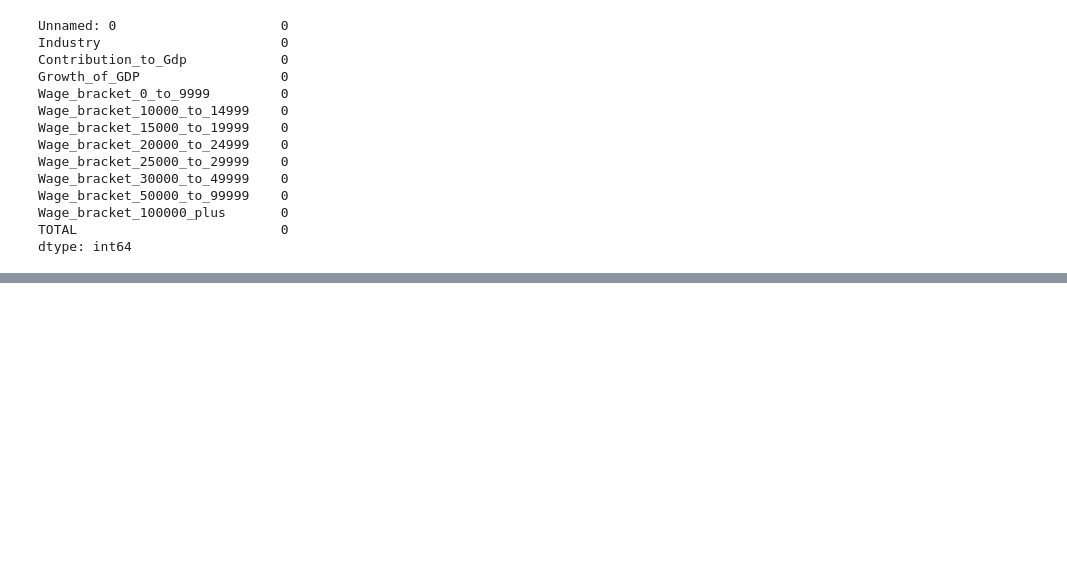
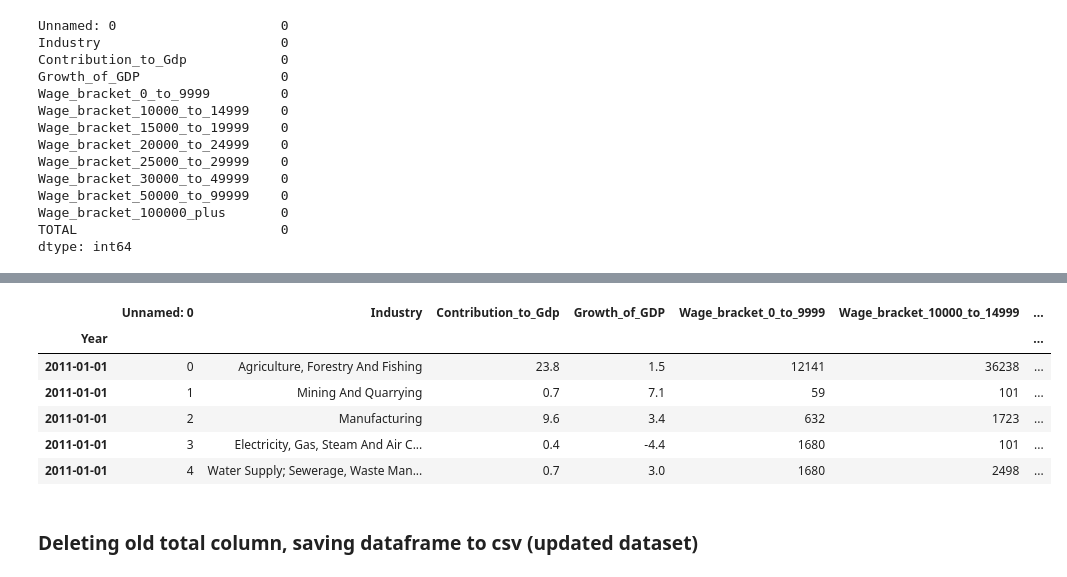
Before and after one commit to Harikiran2903/Predictive-Analysis-of-Productive-Employment-based-on-Economic-Growth, a Jupyter notebook: analysis.ipynb, the cells around one changed output, grey strips where cells are left out. Drawn from its saved outputs; the diff is of its cells as text; code cells hidden in the pictures; blank space fills up the shorter version.

```diff
--- a/analysis.ipynb
+++ b/analysis.ipynb
@@ -466,0 +539,11 @@ dtype: int64
+# %%
+col_list = list(df)
+unwanted = ['Unnamed: 0','Industry','Contribution_to_Gdp','Growth_of_GDP','TOTAL']
+
+
+wage_bracket_cols = []
+for i in col_list:
+    if i not in unwanted:
+        wage_bracket_cols.append(i)
+
+wage_bracket_cols
@@ -466,0 +559,15 @@ dtype: int64
+# %%
+#Adding new column for total, which is a sum of rows of wage_bracket_cols
+df["Total_number_in_wage_employment"] = df[wage_bracket_cols].sum(axis=1)
+# %%
+df.head()
+# %% [output]
+|  | Unnamed: 0 | Industry | Contribution_to_Gdp | Growth_of_GDP | Wage_bracket_0_to_9999 | Wage_bracket_10000_to_14999 | ... |
+| Year |  |  |  |  |  |  | ... |
+| 2011-01-01 | 0 | Agriculture, Forestry And Fishing | 23.8 | 1.5 | 12141 | 36238 | ... |
+| 2011-01-01 | 1 | Mining And Quarrying | 0.7 | 7.1 | 59 | 101 | ... |
+| 2011-01-01 | 2 | Manufacturing | 9.6 | 3.4 | 632 | 1723 | ... |
+| 2011-01-01 | 3 | Electricity, Gas, Steam And Air C... | 0.4 | -4.4 | 1680 | 101 | ... |
+| 2011-01-01 | 4 | Water Supply; Sewerage, Waste Man... | 0.7 | 3.0 | 1680 | 2498 | ... |
+# %% [markdown]
+### Deleting old total column, saving dataframe to csv (updated dataset)
```
Also changed, not shown: parts of 15 cells of this notebook, 1 other file.
